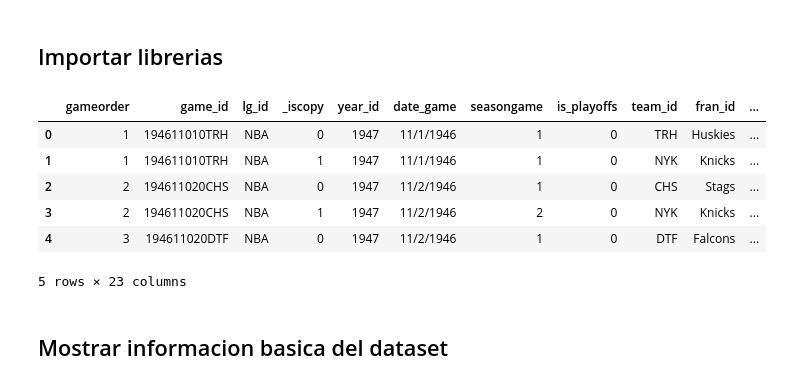
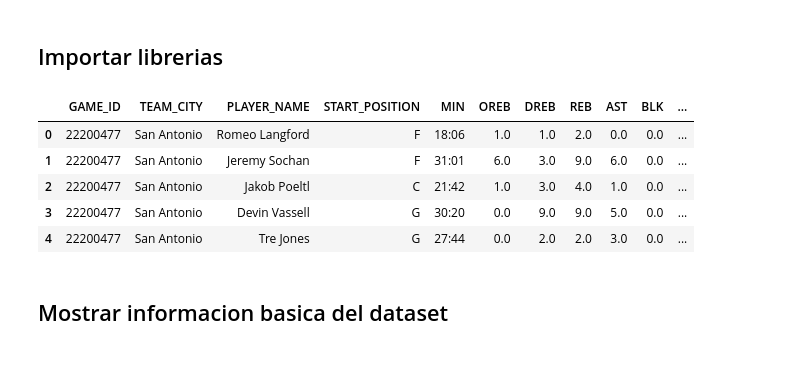
Before and after one commit to ancarye/proyecto_bedu_mod_2, a Jupyter notebook: Untitled.ipynb, the cells around one changed output. Drawn from its saved outputs; the diff is of its cells as text; code cells hidden in the pictures.

```diff
--- a/Untitled.ipynb
+++ b/Untitled.ipynb
@@ -5,17 +5,34 @@ import pandas as pd
 import statistics as stc
 import numpy as npy
 import matplotlib as mpl
-# %%
-df = pd.read_csv('nbaallelo.csv')
-df.head()
-# %% [output]
-|  | gameorder | game_id | lg_id | _iscopy | year_id | date_game | seasongame | is_playoffs | team_id | fran_id | ... |
-| 0 | 1 | 194611010TRH | NBA | 0 | 1947 | 11/1/1946 | 1 | 0 | TRH | Huskies | ... |
-| 1 | 1 | 194611010TRH | NBA | 1 | 1947 | 11/1/1946 | 1 | 0 | NYK | Knicks | ... |
-| 2 | 2 | 194611020CHS | NBA | 0 | 1947 | 11/2/1946 | 1 | 0 | CHS | Stags | ... |
-| 3 | 2 | 194611020CHS | NBA | 1 | 1947 | 11/2/1946 | 2 | 0 | NYK | Knicks | ... |
-| 4 | 3 | 194611020DTF | NBA | 0 | 1947 | 11/2/1946 | 1 | 0 | DTF | Falcons | ... |
-5 rows × 23 columns
+# %%
+FILENAME ='datasets/games_details.csv'
+
+# columnas con las que se trabajaran
+columns = ['GAME_ID',
+          'TEAM_CITY',
+          'PLAYER_NAME',
+          'START_POSITION',
+          'MIN',
+          'OREB',
+          'DREB',
+          'REB',
+          'AST',
+          'BLK',
+          'PF',
+          'PTS',
+          'PLUS_MINUS']
+
+df = pd.read_csv(FILENAME, usecols =columns)
+
+df.head()
+# %% [output]
+|  | GAME_ID | TEAM_CITY | PLAYER_NAME | START_POSITION | MIN | OREB | DREB | REB | AST | BLK | ... |
+| 0 | 22200477 | San Antonio | Romeo Langford | F | 18:06 | 1.0 | 1.0 | 2.0 | 0.0 | 0.0 | ... |
+| 1 | 22200477 | San Antonio | Jeremy Sochan | F | 31:01 | 6.0 | 3.0 | 9.0 | 6.0 | 0.0 | ... |
+| 2 | 22200477 | San Antonio | Jakob Poeltl | C | 21:42 | 1.0 | 3.0 | 4.0 | 1.0 | 0.0 | ... |
+| 3 | 22200477 | San Antonio | Devin Vassell | G | 30:20 | 0.0 | 9.0 | 9.0 | 5.0 | 0.0 | ... |
+| 4 | 22200477 | San Antonio | Tre Jones | G | 27:44 | 0.0 | 2.0 | 2.0 | 3.0 | 0.0 | ... |
 # %% [markdown]
 ## Mostrar informacion basica del dataset
 # %%
```
Also changed, not shown: parts of 14 cells of this notebook, 1 other file.
